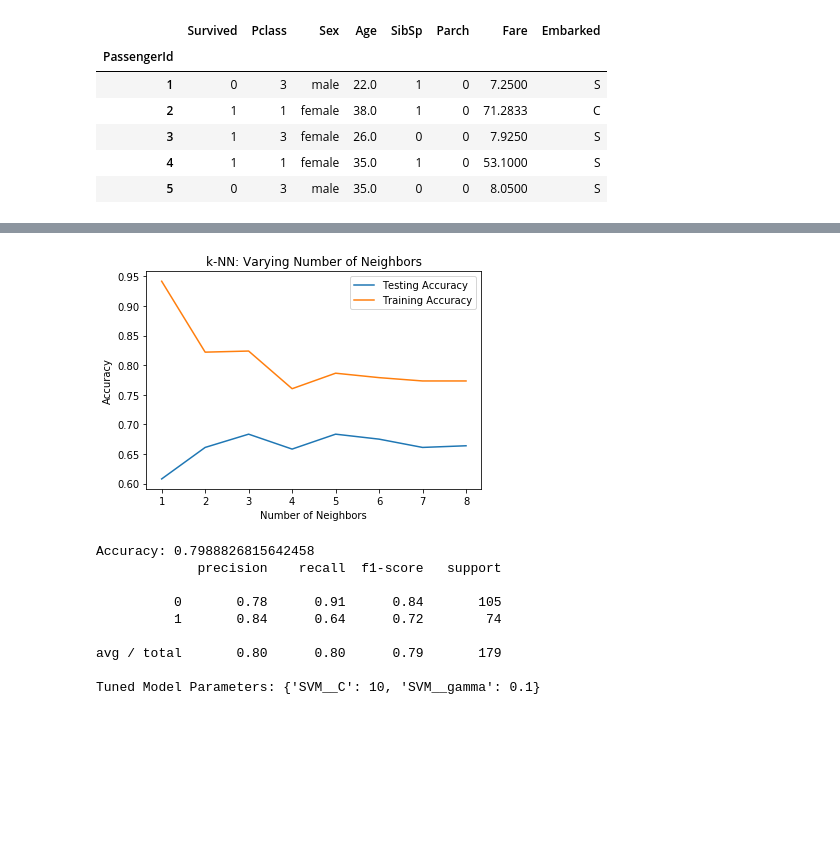
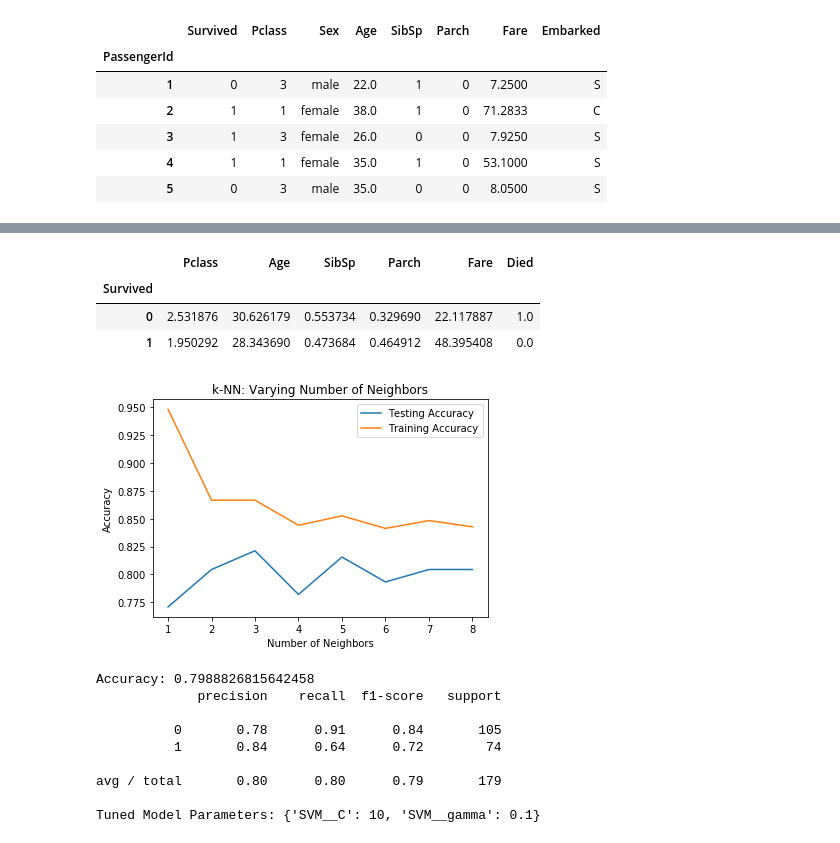
Before and after one commit to paulvinci/fifa18, a Jupyter notebook: titanic.ipynb, the cells around one changed output, grey strips where cells are left out. Saved outputs shown, nothing was run; the diff lists cells and outputs as text; code cells hidden in the pictures; blank space fills up the shorter version.

Commit message:
plot added to titanic, data prep done for IADB

```diff
--- a/titanic.ipynb
+++ b/titanic.ipynb
@@ -98,35 +159,48 @@ memory usage: 81.8 KB
+# %%
+train_data.groupby('Survived').mean()
+# %% [output]
+|  | Pclass | Age | SibSp | Parch | Fare | Died |
+| Survived |  |  |  |  |  |  |
+| 0 | 2.531876 | 30.626179 | 0.553734 | 0.329690 | 22.117887 | 1.0 |
+| 1 | 1.950292 | 28.343690 | 0.473684 | 0.464912 | 48.395408 | 0.0 |
 # %%
 import matplotlib.pyplot as plt
+import numpy as np
+from sklearn.neighbors import KNeighborsClassifier
+from sklearn.model_selection import train_test_split
+
+# Create train and test sets
+X_train, X_test, y_train, y_test = train_test_split(X, y, test_size=0.2, random_state=21)
 
 # Setup arrays to store train and test accuracies
 neighbors = np.arange(1, 9)
 train_accuracy = np.empty(len(neighbors))
 test_accuracy = np.empty(len(neighbors))
 
 # Loop over different values of k
 for i, k in enumerate(neighbors):
     # Setup a k-NN Classifier with k neighbors: knn
     knn = KNeighborsClassifier(n_neighbors=k)
 
     # Fit the classifier to the training data
     knn.fit(X_train, y_train)
 
     #Compute accuracy on the training set
     train_accuracy[i] = knn.score(X_train, y_train)
 
     #Compute accuracy on the testing set
     test_accuracy[i] = knn.score(X_test, y_test)
 
 # Generate plot
 plt.title('k-NN: Varying Number of Neighbors')
 plt.plot(neighbors, test_accuracy, label = 'Testing Accuracy')
 plt.plot(neighbors, train_accuracy, label = 'Training Accuracy')
 plt.legend()
 plt.xlabel('Number of Neighbors')
 plt.ylabel('Accuracy')
 plt.show()
 # %% [output]
-[figure, old version]
+[figure, new version]
 # %%
 # Import necessary modules
 from sklearn.preprocessing import StandardScaler
```
Also changed, not shown: parts of 18 cells of this notebook, 1 other file.
